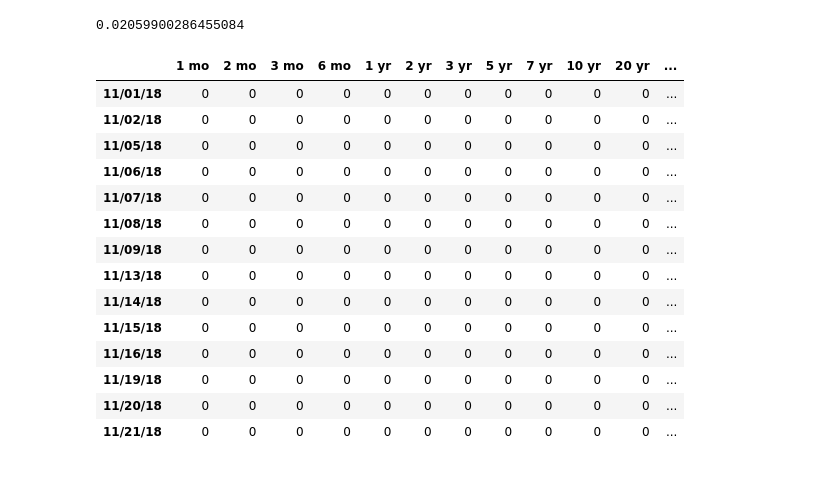
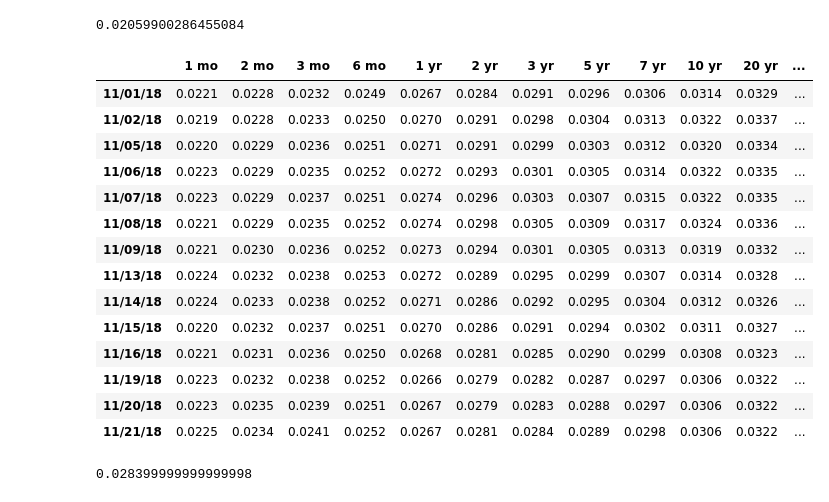
Before and after one commit to EatWellSleepWell2018Fall/ToolsPorject, a Jupyter notebook: project_get_data.ipynb, the cells around one changed output. Saved outputs shown, nothing was run; the diff lists cells and outputs as text; code cells hidden in the pictures.

```diff
--- a/project_get_data.ipynb
+++ b/project_get_data.ipynb
@@ -69,35 +64,38 @@ from bs4 import BeautifulSoup
 # %%
 import pandas as pd
 url = 'https://www.treasury.gov/resource-center/data-chart-center/interest-rates/Pages/TextView.aspx?data=yield'
 response = requests.get(url)
 if response.status_code == 200:
     #print("Success")
     data_page = BeautifulSoup(response.content,'lxml')
     yield_table = data_page.find('table', class_ = 't-chart')
     trs = yield_table.find_all('tr')
     tenor = [trs[0].find_all('th', scope = 'col')[i].get_text()
            for i in range(1,len(trs[0].find_all('th', scope = 'col')))]
     date = [trs[i].find_all('td', scope = 'row')[0].get_text() for i in range(1,len(trs))]
 
 else:
     print('Failure')
-#trs[2].find_all('td')
 data = pd.DataFrame(0, columns = tenor, index = date)
+# first commit
+
+rates = [[float(trs[i].find_all('td')[j].get_text()) for j in range(1,len(tenor)+1)] for i in range(1,len(trs))]
+data = pd.DataFrame(rates, columns = tenor, index = date)
+data = data/100 #convert to pct
 data
-# first commit
 # %% [output]
 |  | 1 mo | 2 mo | 3 mo | 6 mo | 1 yr | 2 yr | 3 yr | 5 yr | 7 yr | 10 yr | 20 yr | ... |
-| 11/01/18 | 0 | 0 | 0 | 0 | 0 | 0 | 0 | 0 | 0 | 0 | 0 | ... |
-| 11/02/18 | 0 | 0 | 0 | 0 | 0 | 0 | 0 | 0 | 0 | 0 | 0 | ... |
-| 11/05/18 | 0 | 0 | 0 | 0 | 0 | 0 | 0 | 0 | 0 | 0 | 0 | ... |
-| 11/06/18 | 0 | 0 | 0 | 0 | 0 | 0 | 0 | 0 | 0 | 0 | 0 | ... |
-| 11/07/18 | 0 | 0 | 0 | 0 | 0 | 0 | 0 | 0 | 0 | 0 | 0 | ... |
-| 11/08/18 | 0 | 0 | 0 | 0 | 0 | 0 | 0 | 0 | 0 | 0 | 0 | ... |
-| 11/09/18 | 0 | 0 | 0 | 0 | 0 | 0 | 0 | 0 | 0 | 0 | 0 | ... |
-| 11/13/18 | 0 | 0 | 0 | 0 | 0 | 0 | 0 | 0 | 0 | 0 | 0 | ... |
-| 11/14/18 | 0 | 0 | 0 | 0 | 0 | 0 | 0 | 0 | 0 | 0 | 0 | ... |
-| 11/15/18 | 0 | 0 | 0 | 0 | 0 | 0 | 0 | 0 | 0 | 0 | 0 | ... |
-| 11/16/18 | 0 | 0 | 0 | 0 | 0 | 0 | 0 | 0 | 0 | 0 | 0 | ... |
-| 11/19/18 | 0 | 0 | 0 | 0 | 0 | 0 | 0 | 0 | 0 | 0 | 0 | ... |
-| 11/20/18 | 0 | 0 | 0 | 0 | 0 | 0 | 0 | 0 | 0 | 0 | 0 | ... |
-| 11/21/18 | 0 | 0 | 0 | 0 | 0 | 0 | 0 | 0 | 0 | 0 | 0 | ... |
+| 11/01/18 | 0.0221 | 0.0228 | 0.0232 | 0.0249 | 0.0267 | 0.0284 | 0.0291 | 0.0296 | 0.0306 | 0.0314 | 0.0329 | ... |
+| 11/02/18 | 0.0219 | 0.0228 | 0.0233 | 0.0250 | 0.0270 | 0.0291 | 0.0298 | 0.0304 | 0.0313 | 0.0322 | 0.0337 | ... |
+| 11/05/18 | 0.0220 | 0.0229 | 0.0236 | 0.0251 | 0.0271 | 0.0291 | 0.0299 | 0.0303 | 0.0312 | 0.0320 | 0.0334 | ... |
+| 11/06/18 | 0.0223 | 0.0229 | 0.0235 | 0.0252 | 0.0272 | 0.0293 | 0.0301 | 0.0305 | 0.0314 | 0.0322 | 0.0335 | ... |
+| 11/07/18 | 0.0223 | 0.0229 | 0.0237 | 0.0251 | 0.0274 | 0.0296 | 0.0303 | 0.0307 | 0.0315 | 0.0322 | 0.0335 | ... |
+| 11/08/18 | 0.0221 | 0.0229 | 0.0235 | 0.0252 | 0.0274 | 0.0298 | 0.0305 | 0.0309 | 0.0317 | 0.0324 | 0.0336 | ... |
+| 11/09/18 | 0.0221 | 0.0230 | 0.0236 | 0.0252 | 0.0273 | 0.0294 | 0.0301 | 0.0305 | 0.0313 | 0.0319 | 0.0332 | ... |
+| 11/13/18 | 0.0224 | 0.0232 | 0.0238 | 0.0253 | 0.0272 | 0.0289 | 0.0295 | 0.0299 | 0.0307 | 0.0314 | 0.0328 | ... |
+| 11/14/18 | 0.0224 | 0.0233 | 0.0238 | 0.0252 | 0.0271 | 0.0286 | 0.0292 | 0.0295 | 0.0304 | 0.0312 | 0.0326 | ... |
+| 11/15/18 | 0.0220 | 0.0232 | 0.0237 | 0.0251 | 0.0270 | 0.0286 | 0.0291 | 0.0294 | 0.0302 | 0.0311 | 0.0327 | ... |
+| 11/16/18 | 0.0221 | 0.0231 | 0.0236 | 0.0250 | 0.0268 | 0.0281 | 0.0285 | 0.0290 | 0.0299 | 0.0308 | 0.0323 | ... |
+| 11/19/18 | 0.0223 | 0.0232 | 0.0238 | 0.0252 | 0.0266 | 0.0279 | 0.0282 | 0.0287 | 0.0297 | 0.0306 | 0.0322 | ... |
+| 11/20/18 | 0.0223 | 0.0235 | 0.0239 | 0.0251 | 0.0267 | 0.0279 | 0.0283 | 0.0288 | 0.0297 | 0.0306 | 0.0322 | ... |
+| 11/21/18 | 0.0225 | 0.0234 | 0.0241 | 0.0252 | 0.0267 | 0.0281 | 0.0284 | 0.0289 | 0.0298 | 0.0306 | 0.0322 | ... |
@@ -103,0 +125,4 @@ data
+# %%
+get_rf('11/21/18', '3 yr')
+# %% [output]
+0.028399999999999998
```
Also changed, not shown: parts of 3 cells of this notebook.
